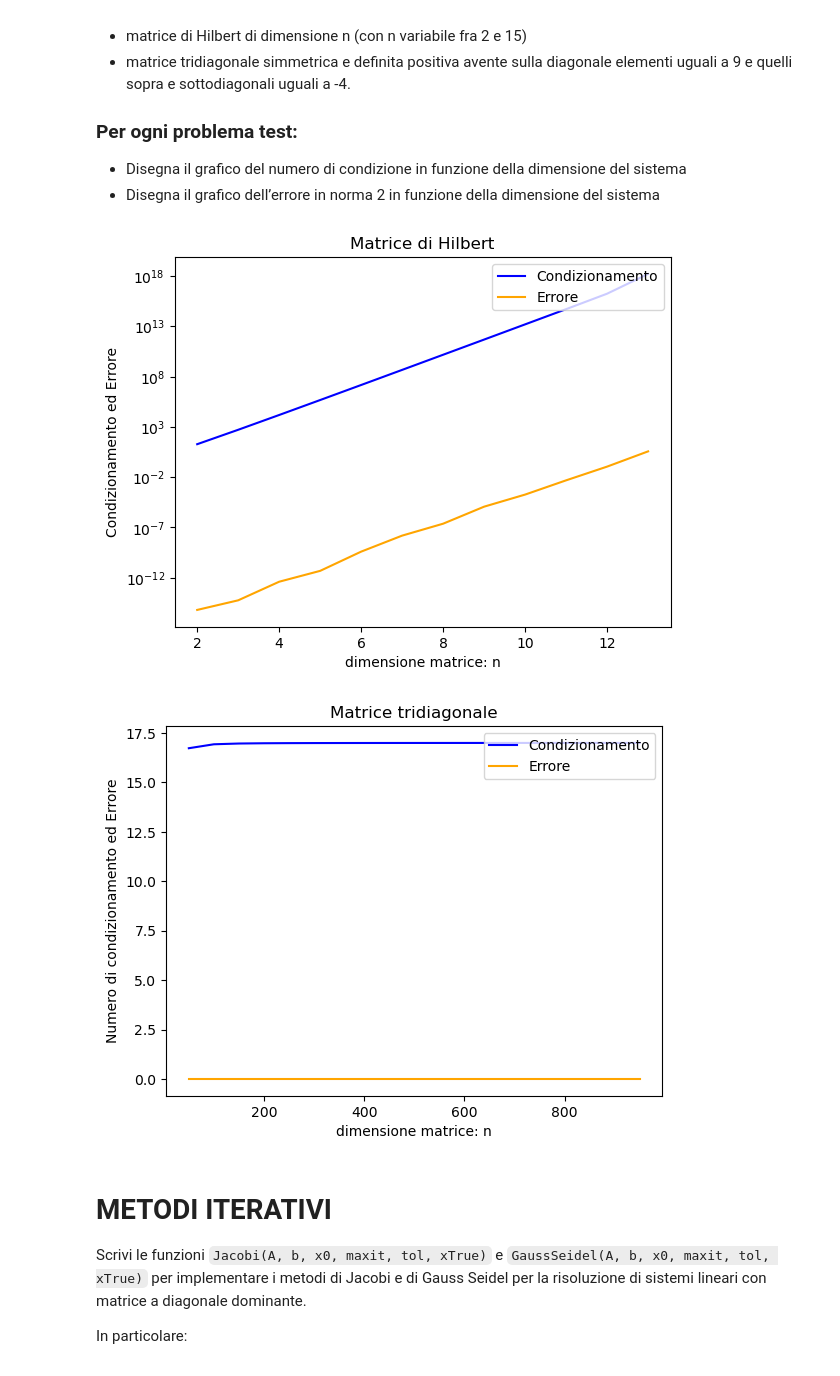
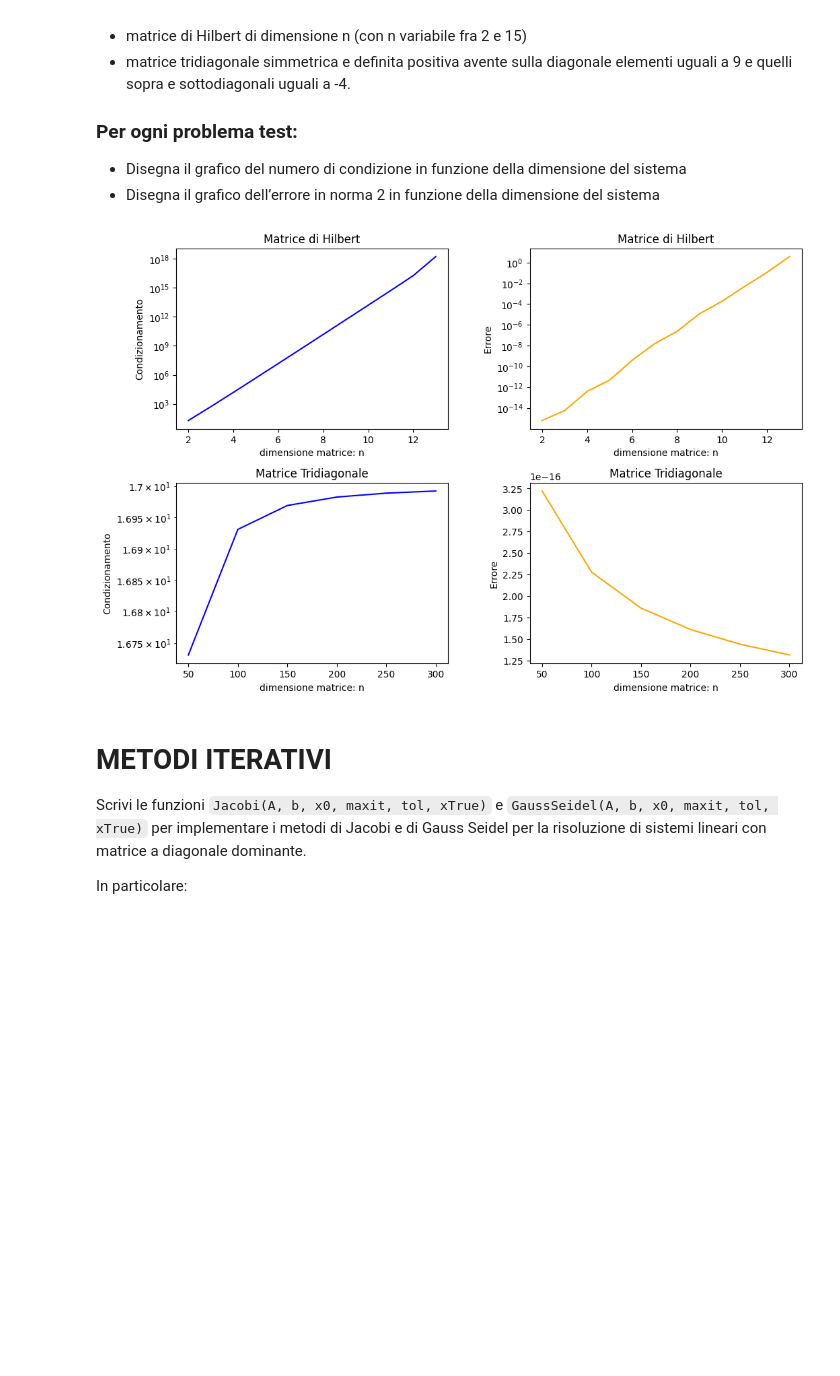
Before and after one commit to konova8/calcolonumerico-02023, a Jupyter notebook: LAB/Lab2_CN.ipynb, the cells around one changed output. Drawn from its saved outputs; the diff is of its cells as text; code cells hidden in the pictures; blank space fills up the shorter version.

```diff
--- a/LAB/Lab2_CN.ipynb
+++ b/LAB/Lab2_CN.ipynb
@@ -65,6 +65,9 @@ import scipy.linalg as LA
 import matplotlib.pyplot as plt
 
 MIN, MAX, STEP = 2, 14, 1
+
+figure, axis = plt.subplots(2, 2, figsize=(12, 8))
+figure.subplots_adjust(hspace = 0.3, wspace = 0.3)
 
 # Hilbert
 K_A = np.zeros(MAX-MIN)
@@ -82,50 +85,57 @@ for n in range(MIN, MAX, STEP):
     Err[n-MIN] = LA.norm(x-my_x, ord=2) / LA.norm(x, ord=2)
     x = np.arange(start=MIN, stop=MAX, step=STEP)
 
 K_A = [v for v in K_A if v != 0]
 Err = [v for v in Err if v != 0]
 
-plt.title('Matrice di Hilbert')
-plt.xlabel('dimensione matrice: n')
-plt.ylabel('Condizionamento ed Errore')
-plt.yscale('log')
-plt.plot(x, K_A, color='blue', label='Condizionamento')
-plt.plot(x, Err, color='orange', label='Errore')
-plt.legend(loc='upper right')
-plt.show()
+axis[0, 0].set_title('Matrice di Hilbert')
+axis[0, 0].set_xlabel('dimensione matrice: n')
+axis[0, 0].set_ylabel('Condizionamento')
+axis[0, 0].set_yscale('log')
+axis[0, 0].plot(x, K_A, color='blue', label='Condizionamento')
+
+axis[0, 1].set_title('Matrice di Hilbert')
+axis[0, 1].set_xlabel('dimensione matrice: n')
+axis[0, 1].set_ylabel('Errore')
+axis[0, 1].set_yscale('log')
+axis[0, 1].plot(x, Err, color='orange', label='Errore')
 
 
-MIN, MAX, STEP = 50, 1000, 50
+MIN, MAX, STEP = 50, 301, 50
 
 # Tridiagonale simmetrica e definita positiva
 K_A = np.zeros(MAX-MIN)
 Err = np.zeros(MAX-MIN)
 for n in range(MIN, MAX, STEP):
     A = np.diag(np.full(n, fill_value = 9)) + np.diag(np.full(n-1, fill_value = -4), k = 1) + np.diag(np.full(n-1, fill_value = -4), k = -1)
     x = np.ones((n, 1))
     b = np.dot(A, x)
 
     L = LA.cholesky(A, lower = True)
     y = LA.solve(L, b, lower = True)
     my_x = LA.solve(L.T, y, lower = False)
 
     K_A[n-MIN] = np.linalg.cond(A)
     Err[n-MIN] = LA.norm(x-my_x, ord=2) / LA.norm(x, ord=2)
     x = np.arange(start=MIN, stop=MAX, step=STEP)
 
 K_A = [v for v in K_A if v != 0]
 Err = [v for v in Err if v != 0]
 
-plt.title('Matrice tridiagonale')
-plt.xlabel('dimensione matrice: n')
-plt.ylabel('Numero di condizionamento ed Errore')
-plt.plot(x, K_A, label='Condizionamento', color='blue')
-plt.plot(x, Err, label='Errore', color='orange')
-plt.legend(loc='upper right')
+axis[1, 0].set_title('Matrice Tridiagonale')
+axis[1, 0].set_xlabel('dimensione matrice: n')
+axis[1, 0].set_ylabel('Condizionamento')
+axis[1, 0].set_yscale('log')
+axis[1, 0].plot(x, K_A, color='blue', label='Condizionamento')
+
+axis[1, 1].set_title('Matrice Tridiagonale')
+axis[1, 1].set_xlabel('dimensione matrice: n')
+axis[1, 1].set_ylabel('Errore')
+#axis[1, 1].set_yscale('log')
+axis[1, 1].plot(x, Err, color='orange', label='Errore')
 plt.show()
 # %% [output]
-[figure, old version]
+[figure, new version]
-[figure, removed]
 # %% [markdown]
 # METODI ITERATIVI
 Scrivi le funzioni `Jacobi(A, b, x0, maxit, tol, xTrue)` e `GaussSeidel(A, b, x0, maxit, tol, xTrue)` per implementare i metodi di Jacobi e di Gauss Seidel per la risoluzione di sistemi lineari con matrice a diagonale dominante.
```
Also changed, not shown: parts of 1 cell of this notebook.
